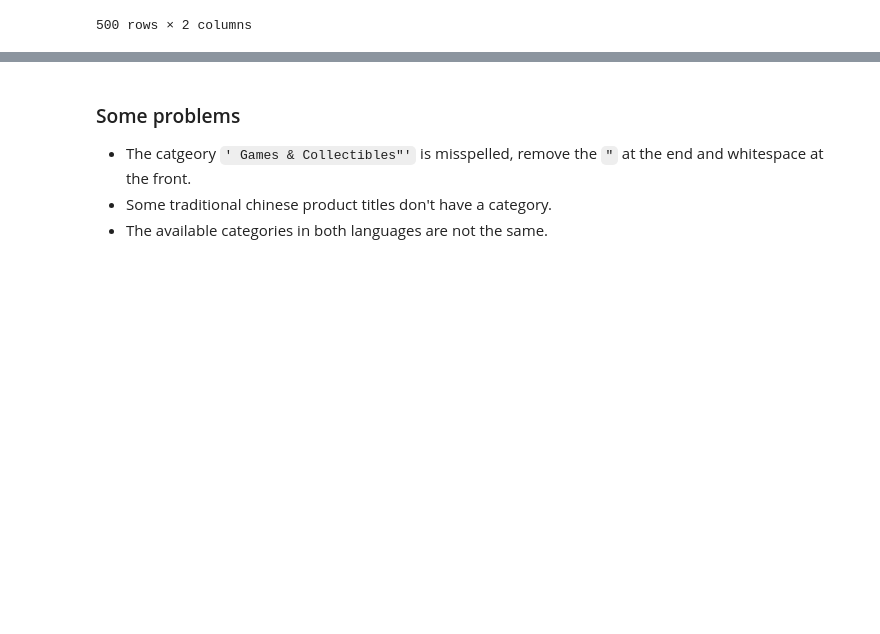
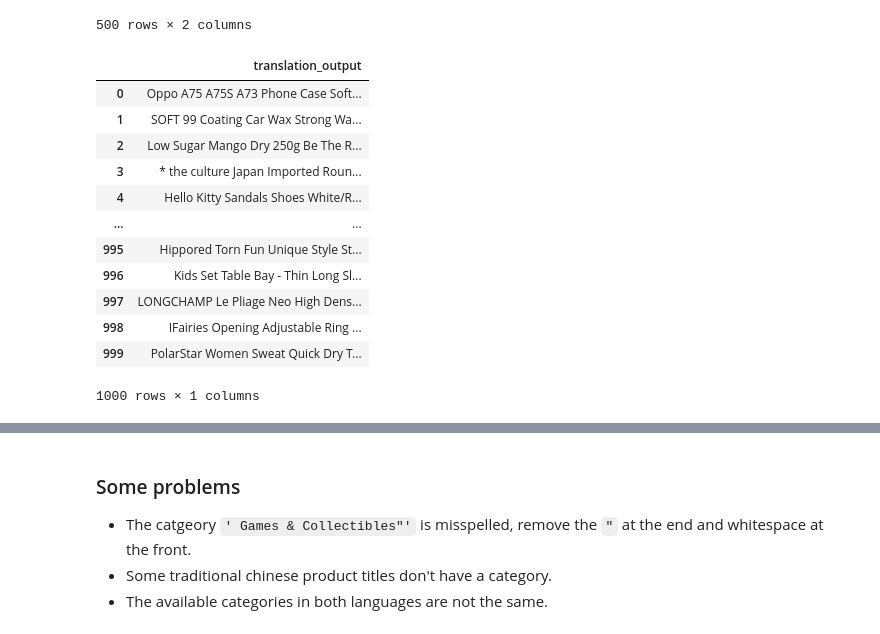
Before and after one commit to tyqiangz/Kaggle, a Jupyter notebook: Shopee 2020/Machine Translation/Machine Translation.ipynb, the cells around one changed output, grey strips where cells are left out. Drawn from its saved outputs; the diff is of its cells as text; code cells hidden in the pictures; blank space fills up the shorter version.

```diff
--- a/Shopee 2020/Machine Translation/Machine Translation.ipynb
+++ b/Shopee 2020/Machine Translation/Machine Translation.ipynb
@@ -54,3 +57,19 @@ test_df
 | 498 | 潮芝麻街KAWS 適用於蘋果airpods耳機充電倉情侶男款保護套... | Home Appliances |
 | 499 | 村上隆太陽花Airpods無線藍牙耳機保護套浮雕手感硬殼保護套ai... | Makeup & Fragrances |
 500 rows × 2 columns
+# %%
+dev_en_df
+# %% [output]
+|  | translation_output |
+| 0 | Oppo A75 A75S A73 Phone Case Soft... |
+| 1 | SOFT 99 Coating Car Wax Strong Wa... |
+| 2 | Low Sugar Mango Dry 250g Be The R... |
+| 3 | * the culture Japan Imported Roun... |
+| 4 | Hello Kitty Sandals Shoes White/R... |
+| ... | ... |
+| 995 | Hippored Torn Fun Unique Style St... |
+| 996 | Kids Set Table Bay - Thin Long Sl... |
+| 997 | LONGCHAMP Le Pliage Neo High Dens... |
+| 998 | IFairies Opening Adjustable Ring ... |
+| 999 | PolarStar Women Sweat Quick Dry T... |
+1000 rows × 1 columns
```
Also changed, not shown: parts of 13 cells of this notebook.
